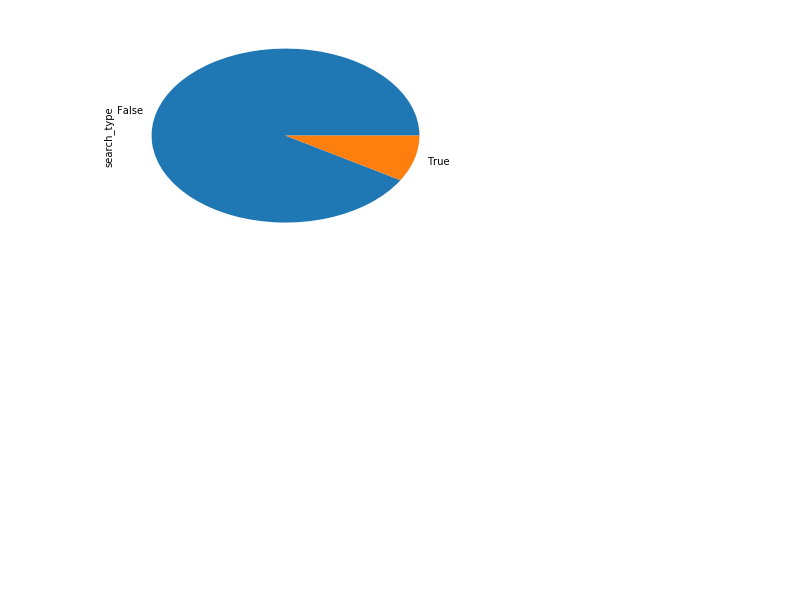
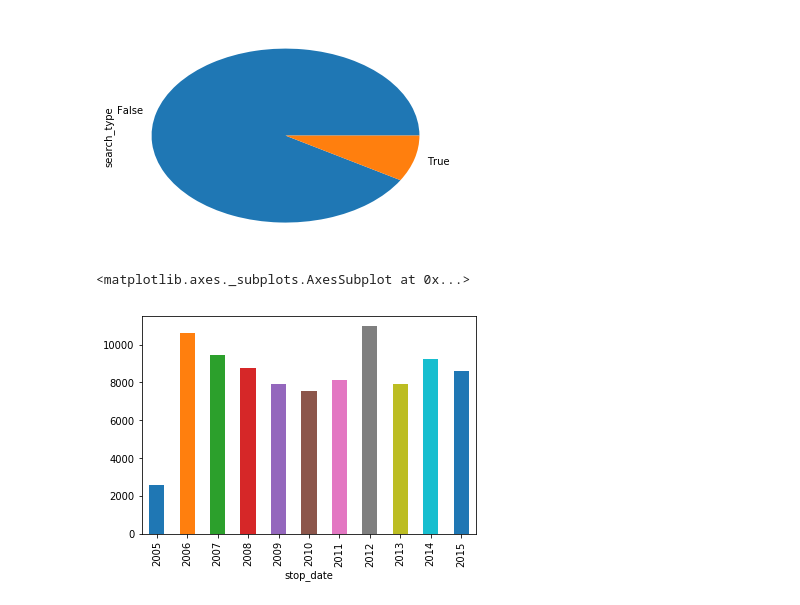
Before and after one commit to TheCulliganMan/PyCon, a Jupyter notebook: Using-Pandas-For-Better-Or-Worse/UsingPandas.ipynb, the cells around one changed output. Drawn from its saved outputs; the diff is of its cells as text; code cells hidden in the pictures; blank space fills up the shorter version.

```diff
--- a/Using-Pandas-For-Better-Or-Worse/UsingPandas.ipynb
+++ b/Using-Pandas-For-Better-Or-Worse/UsingPandas.ipynb
@@ -95,3 +95,11 @@ False    2922
 True      274
 Name: search_type, dtype: int64
 [figure]
+# %%
+RI['stop_datetime'] = pd.to_datetime(RI.stop_date.str.cat(RI.stop_time, sep=' '))
+RI['year'] = RI.stop_datetime.dt.year
+# %%
+RI.groupby(RI.stop_datetime.dt.year)['year'].count().plot.bar()
+# %% [output]
+<matplotlib.axes._subplots.AxesSubplot at 0x...>
+[figure, added]
```
Also changed, not shown: parts of 4 cells of this notebook.
